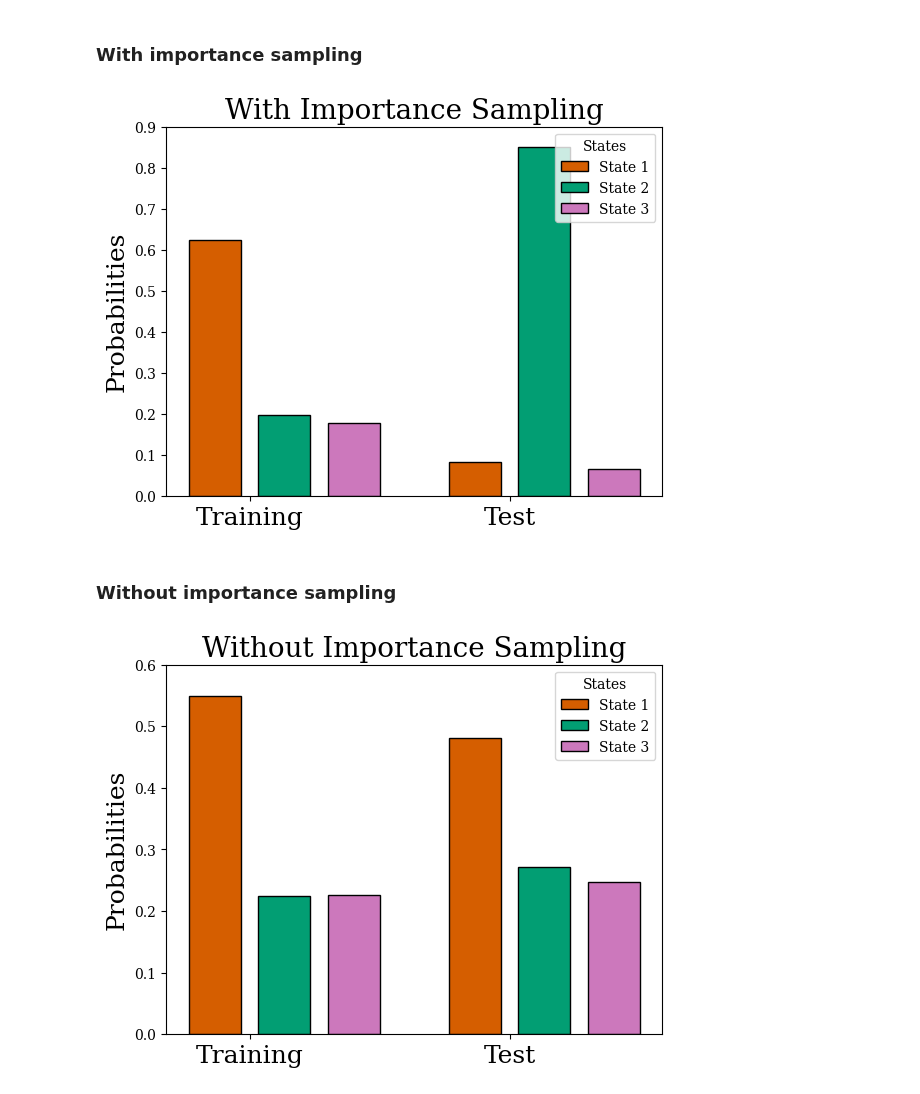
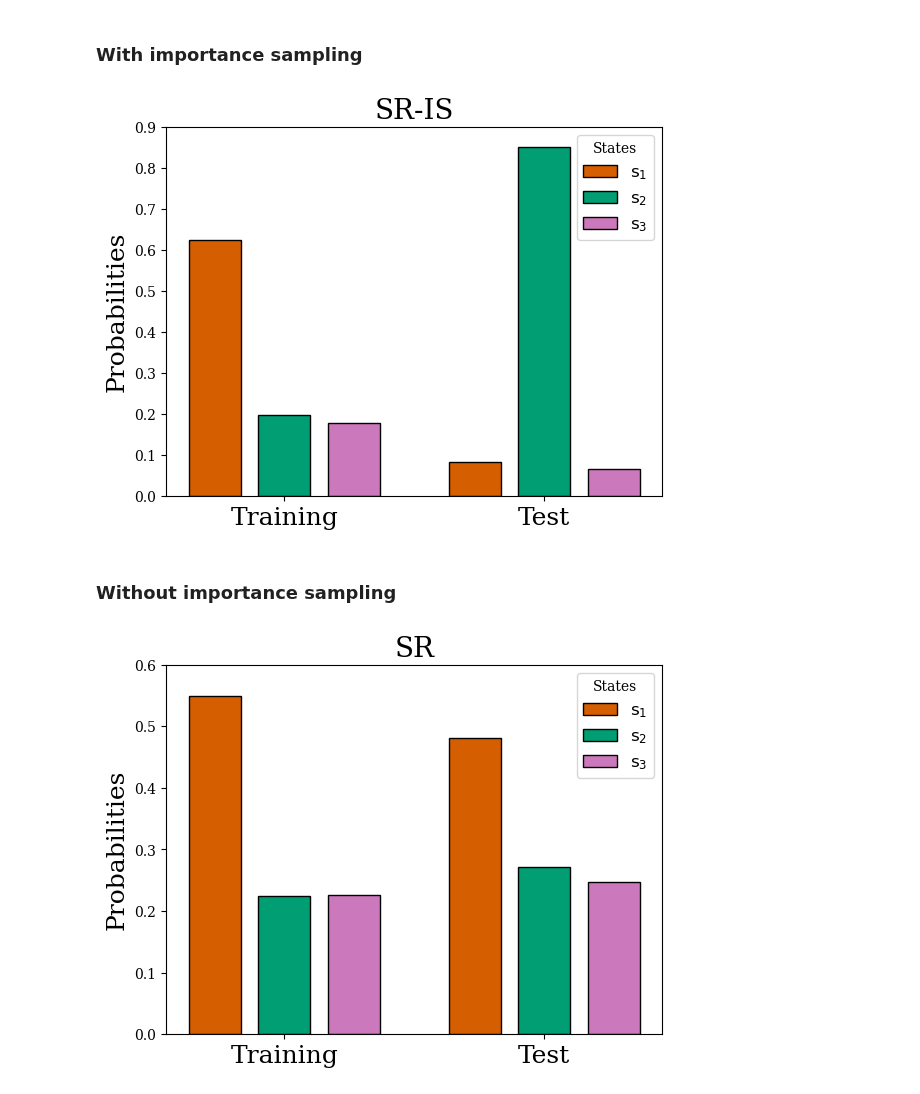
Before and after one commit to ArminBaz/SR-IS, a Jupyter notebook: src/detour.ipynb, the cells around one changed output. Drawn from its saved outputs; the diff is of its cells as text; code cells hidden in the pictures.

Commit message:
updated detour figures

```diff
--- a/src/detour.ipynb
+++ b/src/detour.ipynb
@@ -120,17 +122,59 @@ probs_test_without_imp = pii[5][prob_locs]
 probs_test_without_imp_n = probs_test_without_imp / np.sum(probs_test_without_imp)
 # %% [markdown]
 ## Plot Decision Probabilities
+# %%
+def plot_decision_prob(probs_train, probs_test, colors, leg_loc=None, save_path=None, title=None, std=None):
+    plt.rcParams['font.family'] = 'serif'
+    color_palette = sns.color_palette("colorblind")
+    color_list = []
+    for color in colors:
+        color_list.append(color_palette[color])
+
+    bar_positions_training = np.arange(len(probs_train)) * 0.4
+    bar_positions_test = np.arange(len(probs_train)) * 0.4 + 1.5
+
+    plt.bar(bar_positions_training, probs_train, width=0.3, color=color_list, edgecolor='black')
+    plt.bar(bar_positions_test, probs_test, width=0.3, color=color_list, edgecolor='black')
+
+    # Add error bars if std is provided
+    if std is not None:
+        plt.errorbar(bar_positions_training, probs_train, yerr=std[0], fmt='none', ecolor='black', capsize=0)
+        plt.errorbar(bar_positions_test, probs_test, yerr=std[1], fmt='none', ecolor='black', capsize=0)
+
+    handles = [plt.Rectangle((0,0),1,1, facecolor=color_list[i], edgecolor='black') for i in range(len(probs_train))]
+
+    if leg_loc is not None:
+        plt.legend(handles, [f'$\mathrm{{s}}_{i+1}$' for i in range(len(probs_train))], title='States', loc=leg_loc, fontsize=12)
+    else:
+        plt.legend(handles, [f'$\mathrm{{s}}_{i+1}$' for i in range(len(probs_train))], title='States', loc='upper right', fontsize=12)
+
+    plt.ylabel('Probabilities', fontsize=18)
+    plt.xticks([0.4, 1.9], ['Training', 'Test'], fontsize=18)
+
+    # Set custom y-axis ticks
+    max_prob = max(max(probs_train), max(probs_test))
+    y_ticks = np.arange(0, max_prob + 0.1, 0.1)
+    plt.yticks(y_ticks)
+
+    if title is not None:
+        plt.title(title, fontsize=20)
+
+    # Save the image
+    if save_path is not None:
+        plt.savefig(save_path, bbox_inches='tight', dpi=300)
+
+    plt.show()
 # %% [markdown]
 ### With importance sampling
 # %%
 save_path = save_dir + 'detour_with_is.png'
-plot_decision_prob(probs_train=probs_train_with_imp_n, probs_test=probs_test_with_imp_n, colors=colors, title='With Importance Sampling', save_path=save_path)
+plot_decision_prob(probs_train=probs_train_with_imp_n, probs_test=probs_test_with_imp_n, colors=colors, title='SR-IS', save_path=save_path)
 # %% [output]
-[figure, old version]
+[figure, new version]
 # %% [markdown]
 ### Without importance sampling
 # %%
 save_path = save_dir + 'detour_without_is.png'
-plot_decision_prob(probs_train=probs_train_without_imp_n, probs_test=probs_test_without_imp_n, colors=colors, title='Without Importance Sampling', save_path=save_path)
+plot_decision_prob(probs_train=probs_train_without_imp_n, probs_test=probs_test_without_imp_n, colors=colors, title='SR', save_path=save_path)
 # %% [output]
-[figure, old version]
+[figure, new version]
```
Also changed, not shown: parts of 1 cell of this notebook.
